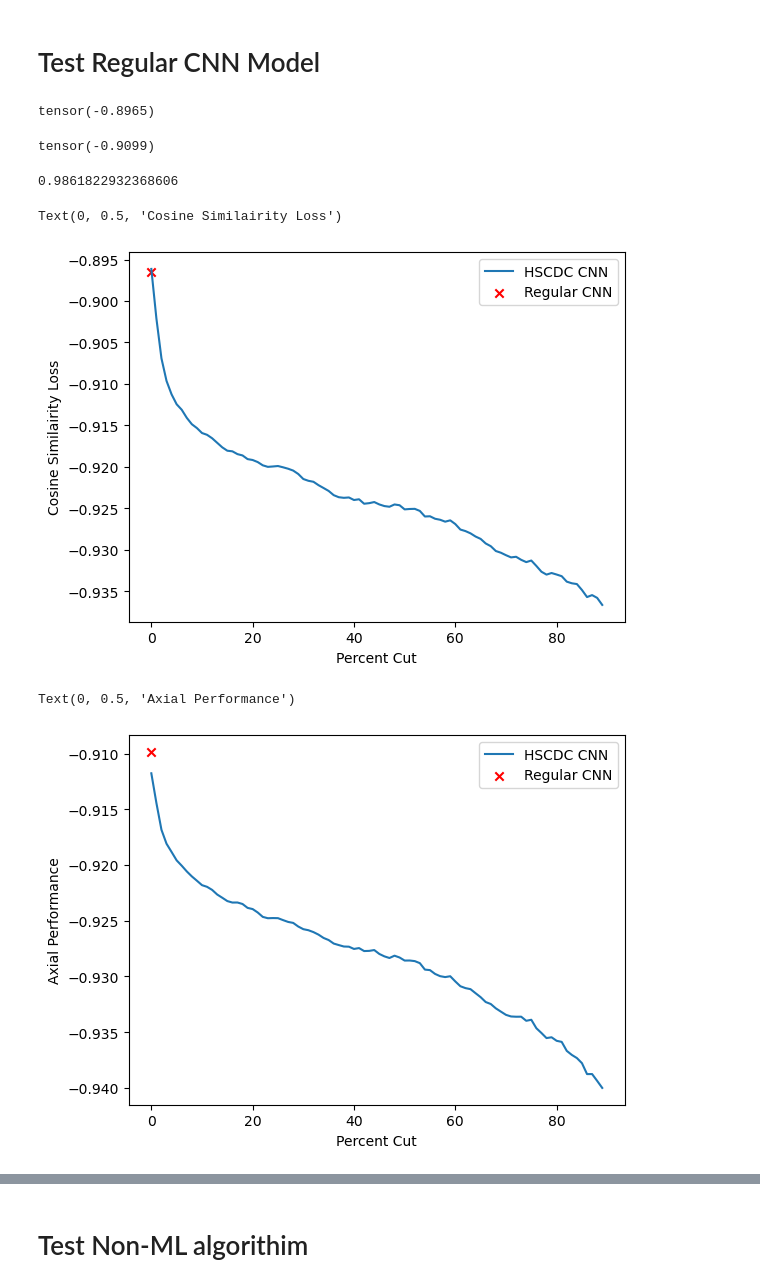
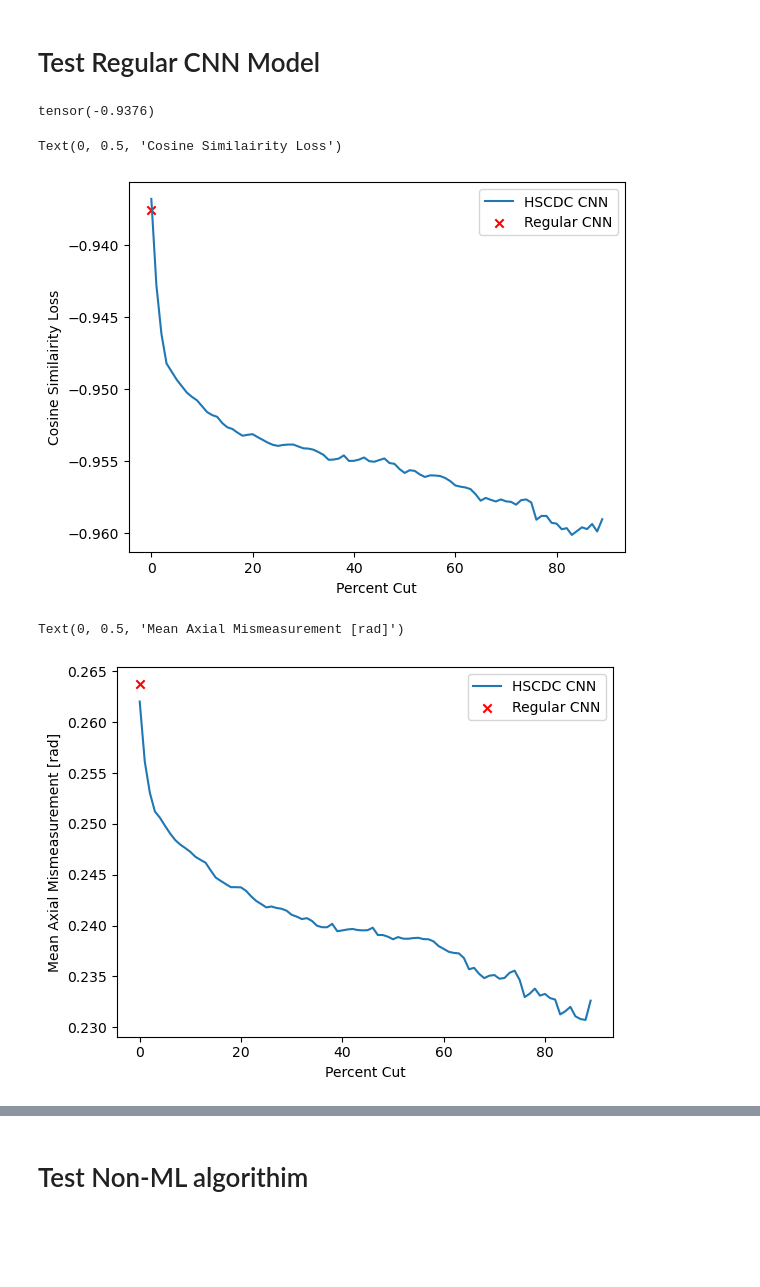
Before and after one commit to mghrear/3D_Heteroscedastic_Convnet, a Jupyter notebook: test_models.ipynb, the cells around one changed output, grey strips where cells are left out. Cells and saved outputs as stored; diff of their text form; code cells hidden in the pictures; blank space fills up the shorter version.

```diff
--- a/test_models.ipynb
+++ b/test_models.ipynb
@@ -23,9 +24,9 @@ Using cuda device
 ########################################
 ########################################
 # Select Energy (40 or 50 keV)
-Energy = 40
+Energy = 50
 # Select diff amount (H or L)
-Diff = 'H'
+Diff = 'L'
 ########################################
 ########################################
 # %%
@@ -117,7 +118,7 @@ pers = np.percentile(K_pred_HSCDC,eff)
 eff_loss = []
 # Compute Head/Taill eff at each percentile
 HT_eff = []
-# Compute axial performance at each percentile
+# Compute mean axial mismeasurment performance at each percentile
 AP = []
 
 for per in pers:
@@ -130,7 +131,7 @@ for per in pers:
 
     vals = CS(v_pred_cut,v_true_cut)
     HT_eff += [torch.sum(vals>0).item() / len(vals)]
-    AP += [torch.mean(-1.0*torch.abs(CS(v_pred_cut,v_true_cut)))]
+    AP += [torch.mean(torch.arccos(vals*torch.sign(vals))).item()]
 # %%
 # Visualize how the predictions can be improved by cutting on Kappa
 plt.plot(eff,eff_loss, label = "HSCDC CNN")
@@ -170,20 +171,13 @@ v_pred_CNN, v_true_CNN, off_true_CNN = mytools.test_CNN(test_dataloader,model_CN
 CNN_Loss = mytools.CSloss(v_pred_CNN, v_true_CNN)
 CNN_Loss
 # %% [output]
-tensor(-0.8965)
+tensor(-0.9376)
 # %%
-# Compute the axial cosine similairity loss, we cannot make efficiency cuts here
-CNN_AP_loss = torch.mean(-1.0*torch.abs(CS(v_pred_CNN,v_true_CNN)))
-CNN_AP_loss
+# Compute mean axial mismeasurment, we cannot make efficiency cuts here
+vals = CS(v_pred_CNN,v_true_CNN)
+CNN_AP = torch.mean(torch.arccos(vals*torch.sign(vals))).item()
+# Compute the Head/Tail efficiency, we cannot make efficiency cuts here
+CNN_HT_eff = torch.sum(vals>0).item() / len(vals)
-# %% [output]
-tensor(-0.9099)
-# %%
-# Compute the Head/Tail efficiency, we cannot make efficiency cuts here
-vals = CS(v_pred_CNN,v_true_CNN)
-CNN_HT_eff = torch.sum(vals>0).item() / len(vals)
-CNN_HT_eff
-# %% [output]
-0.9861822932368606
 # %%
 plt.plot(eff,eff_loss, label = "HSCDC CNN")
 plt.scatter([0],[CNN_Loss], marker="x", color = 'r', label = "Regular CNN")
@@ -192,16 +186,16 @@ plt.xlabel("Percent Cut")
 plt.ylabel("Cosine Similairity Loss")
 # %% [output]
 Text(0, 0.5, 'Cosine Similairity Loss')
-[figure, old version]
+[figure, new version]
 # %%
 plt.plot(eff,AP, label = "HSCDC CNN")
-plt.scatter([0],[CNN_AP_loss], marker="x", color = 'r', label = "Regular CNN")
+plt.scatter([0],[CNN_AP], marker="x", color = 'r', label = "Regular CNN")
 plt.legend()
 plt.xlabel("Percent Cut")
-plt.ylabel("Axial Performance")
+plt.ylabel("Mean Axial Mismeasurement [rad]")
 # %% [output]
-Text(0, 0.5, 'Axial Performance')
+Text(0, 0.5, 'Mean Axial Mismeasurement [rad]')
-[figure, old version]
+[figure, new version]
 # %%
 plt.plot(eff,HT_eff, label = "HSCDC CNN")
 plt.scatter([0],[CNN_HT_eff], marker="x", color = 'r', label = "Regular CNN")
```
Also changed, not shown: parts of 23 cells of this notebook, 15 other files.
